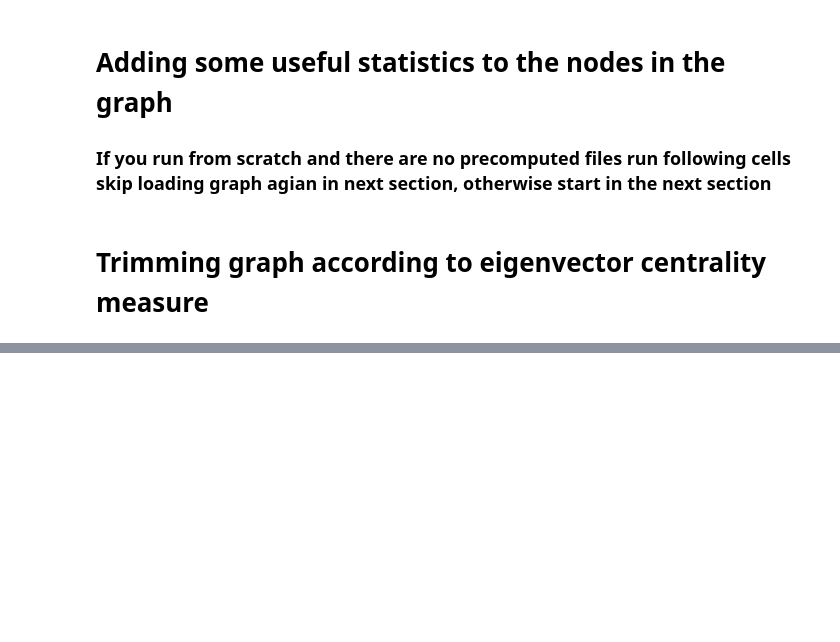
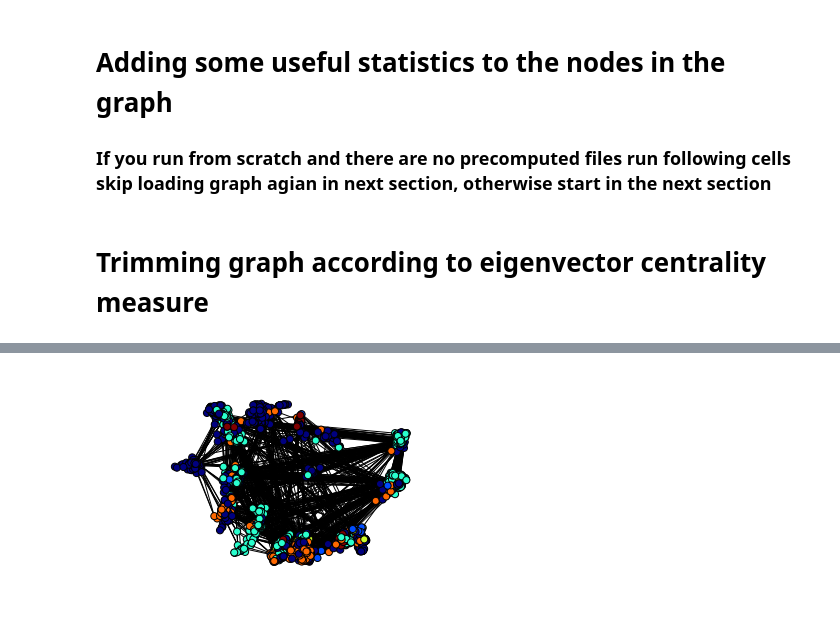
Before and after one commit to CriMenghini/modERN, a Jupyter notebook: CommunityDetection.ipynb, the cells around one changed output, grey strips where cells are left out. Drawn from its saved outputs; the diff is of its cells as text; code cells hidden in the pictures; blank space fills up the shorter version.

```diff
--- a/CommunityDetection.ipynb
+++ b/CommunityDetection.ipynb
@@ -57,0 +153,5 @@ nx.draw_networkx(graph, pos=nodes_positions_mod, cmap = plt.get_cmap("jet"), nod
+# %%
+plt.axis("off")
+nx.draw_networkx(graph, pos=nodes_positions_mod, cmap=plt.get_cmap("jet"), node_color=proper_values, node_size=50, with_labels=False)
+# %% [output]
+[figure, added]
```
Also changed, not shown: parts of 17 cells of this notebook, 1 other file.
